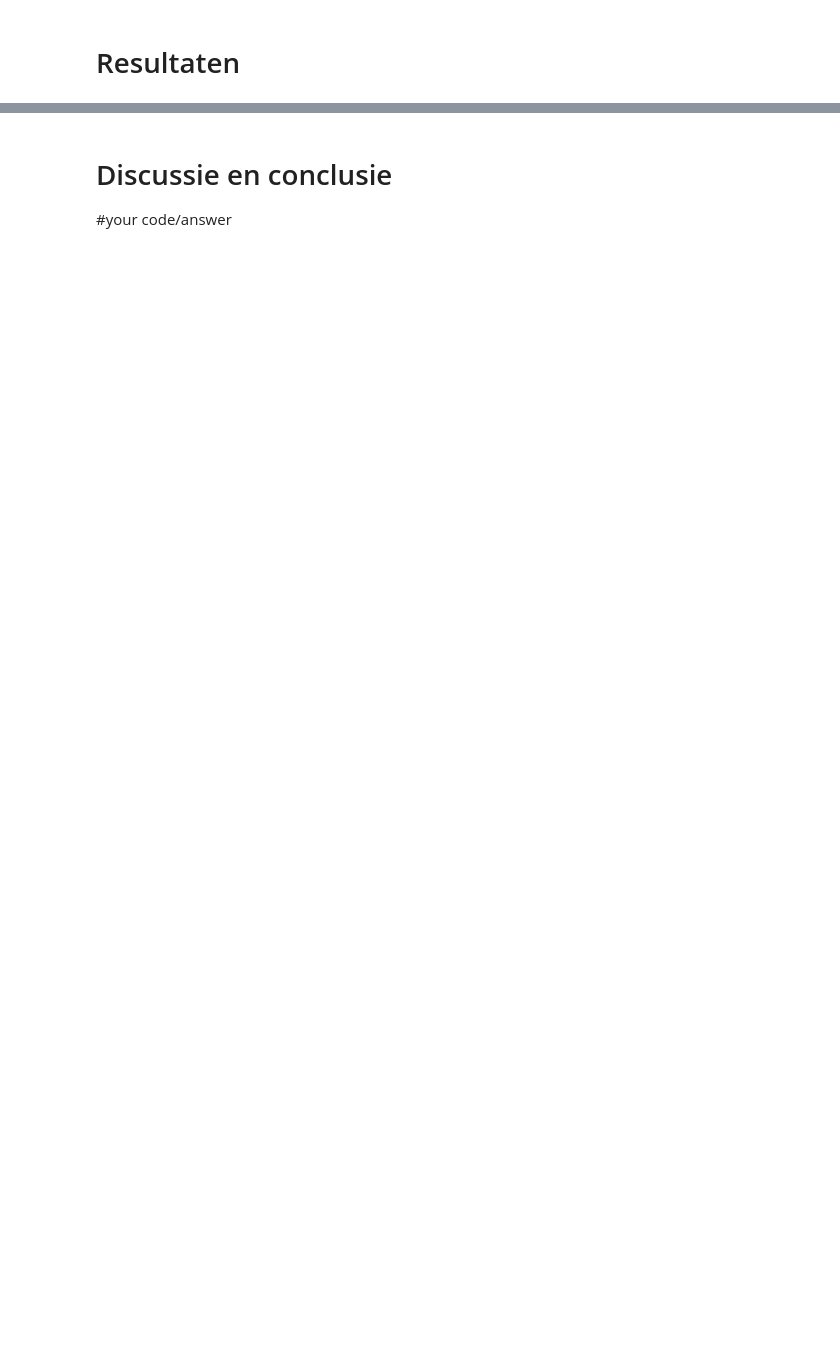
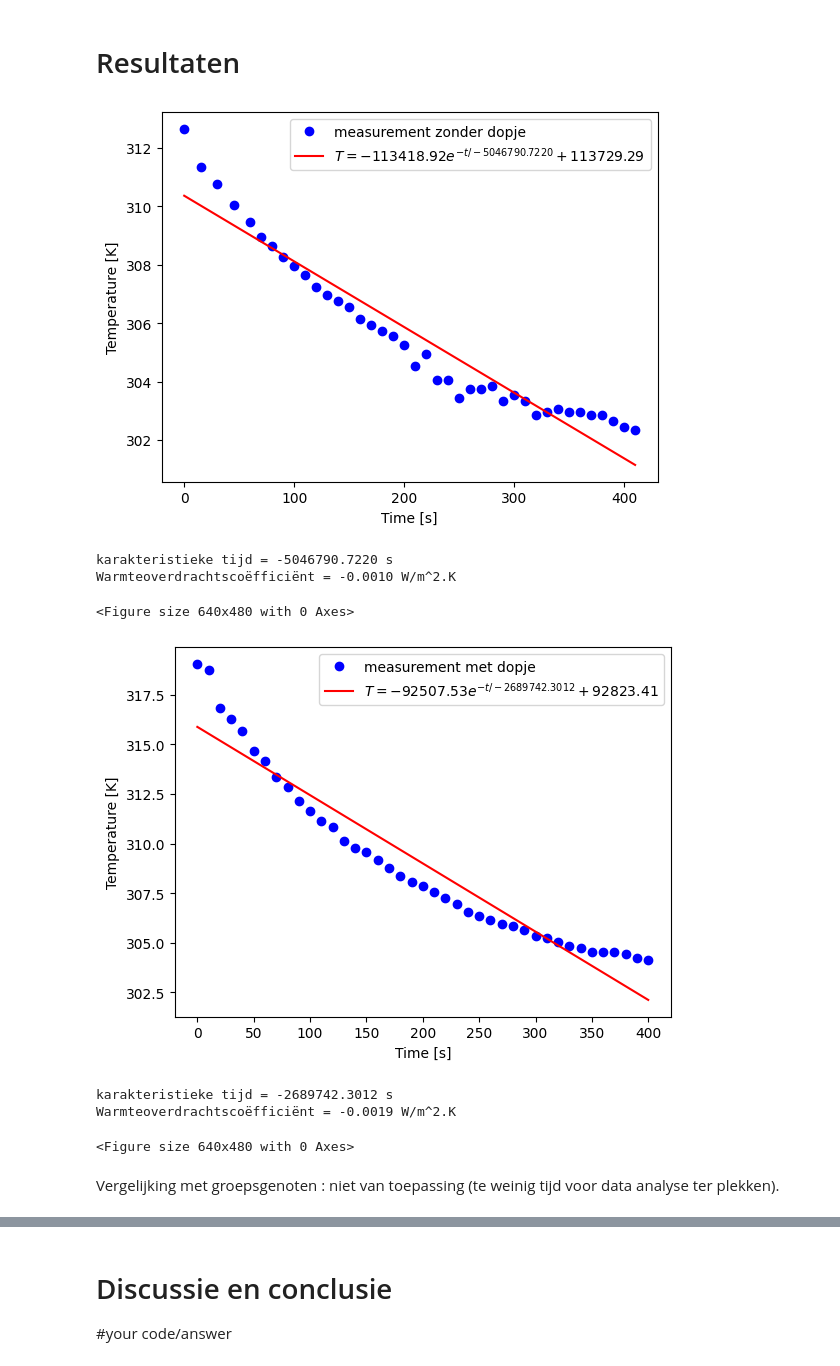
Before and after one commit to felicievdl/Felicie-Amelie, a Jupyter notebook: Content/Labs/koelbuis.ipynb, the cells around one changed output, grey strips where cells are left out. Cells and saved outputs as stored; diff of their text form; code cells hidden in the pictures; blank space fills up the shorter version.

```diff
--- a/Content/Labs/koelbuis.ipynb
+++ b/Content/Labs/koelbuis.ipynb
@@ -191,10 +204,11 @@ buitenoppervlak = 2*np.pi*r*h # bepaal zelf in m^2
 V = buitenoppervlak*dikte
 massa = V*dichtheid
 warmtecapaciteit = 3.8e2*massa # bepaal de warmtecapaciteit in J/K
+#omgevings temperatuur = 20+273.15 = 293.15 K
 
 #buis zonder dopje
-times0 = np.array([0,15,30,45,60,70,80,90,100,110,120,130,140,150,160,170,180,190,200,210,220,230,240,250,260,270,280,290,300,310,320,330,340,350,360,370,380,390,400,410,420])
-temps0_Celc= np.array([39.5,38.2,37.6,36.9,36.3,35.8,35.5,35.1,34.8,34.5,34.1,33.8,33.6,33.4,33.0,32.8,32.6,32.4,32.1,31.4,31.8,30.9,30.9,30.3,30.6,30.6,30.7,30.2,30.4,30.2,29.7,29.8,29.9,29.8,29.8,29.7,29.7,29,5,29.3,29.2])
+times0 = np.array([0,15,30,45,60,70,80,90,100,110,120,130,140,150,160,170,180,190,200,210,220,230,240,250,260,270,280,290,300,310,320,330,340,350,360,370,380,390,400,410])
+temps0_Celc= np.array([39.5,38.2,37.6,36.9,36.3,35.8,35.5,35.1,34.8,34.5,34.1,33.8,33.6,33.4,33.0,32.8,32.6,32.4,32.1,31.4,31.8,30.9,30.9,30.3,30.6,30.6,30.7,30.2,30.4,30.2,29.7,29.8,29.9,29.8,29.8,29.7,29.7,29.5,29.3,29.2])
 temps0_K = temps0_Celc+273.15
 #buis met dopje
 times1 = np.arange(0,401,10)
@@ -223,34 +237,47 @@ plt.legend()
 
 plt.show()
 
 h_exp0 = (warmtecapaciteit) / (tau_exp0 * buitenoppervlak)
 
-print(h_exp0) # warmteoverdrachtscoëfficiënt in W/m^2 K
+print("karakteristieke tijd = %0.4f s" % (tau_exp0))
+print("Warmteoverdrachtscoëfficiënt = %0.4f W/m^2.K" % (h_exp0))
 # Sla figuren op met
-# plt.savefig("Figuren/naam.png", dpi=450)
+plt.savefig("Buizen_proef_zonder_dop.png", dpi=450)
 
 
 #buis met dopje
 popt, pocv = curve_fit(exp_func, times1, temps1_K, p0=[50, 1000, 20], maxfev=5000)
 
 A_exp1, tau_exp1, T_omg_exp1 = popt
 
 y_fit1 = exp_func(times1, *popt)
 
 plt.figure()
 plt.xlabel('Time [s]')
 plt.ylabel('Temperature [K]')
 
 plt.plot(times1, temps1_K, 'bo', label='measurement met dopje')
 plt.plot(times1, y_fit1, 'r-',
          label='$T = %0.2f e^{-t/%0.4f} + %0.2f$' % (A_exp1, tau_exp1, T_omg_exp1))
 
 plt.legend()
 
 plt.show()
 
 h_exp1 = (warmtecapaciteit) / (tau_exp1 * buitenoppervlak)
 
-print(h_exp1) # warmteoverdrachtscoëfficiënt in W/m^2 K
+print("karakteristieke tijd = %0.4f s" % (tau_exp1))
+print("Warmteoverdrachtscoëfficiënt = %0.4f W/m^2.K" % (h_exp1))
 # Sla figuren op met
-# plt.savefig("Figuren/naam.png", dpi=450)
+plt.savefig("Buizen_proef_met_dop.png", dpi=450)
+# %% [output]
+[figure, added]
+karakteristieke tijd = -5046790.7220 s
+Warmteoverdrachtscoëfficiënt = -0.0010 W/m^2.K
+<Figure size 640x480 with 0 Axes>
+[figure, added]
+karakteristieke tijd = -2689742.3012 s
+Warmteoverdrachtscoëfficiënt = -0.0019 W/m^2.K
+<Figure size 640x480 with 0 Axes>
+# %% [markdown]
+Vergelijking met groepsgenoten : niet van toepassing (te weinig tijd voor data analyse ter plekken).
```
Also changed, not shown: parts of 4 cells of this notebook, 2 other files.
